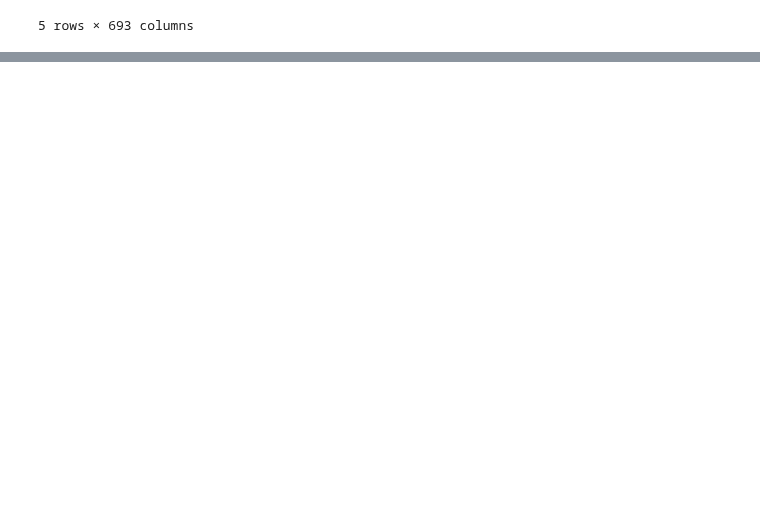
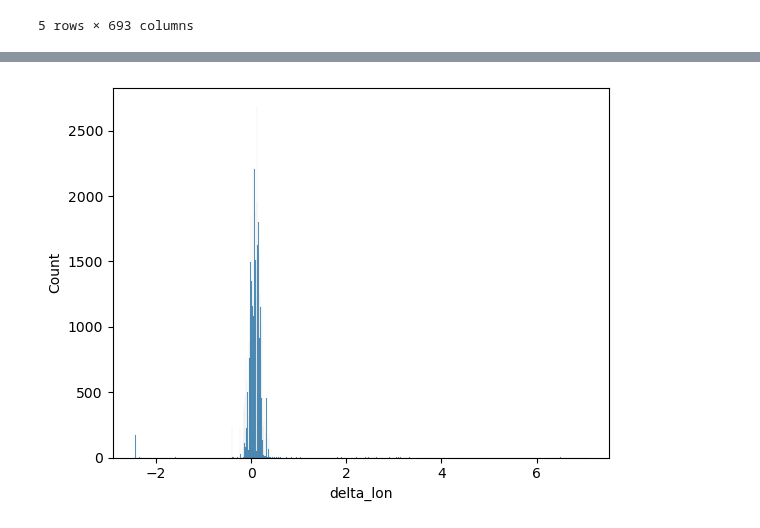
Before and after one commit to baconmoontwist/ML, a Jupyter notebook: Henrik/ML 1.ipynb, the cells around one changed output, grey strips where cells are left out. Saved outputs shown, nothing was run; the diff lists cells and outputs as text; code cells hidden in the pictures; blank space fills up the shorter version.

```diff
--- a/Henrik/ML 1.ipynb
+++ b/Henrik/ML 1.ipynb
@@ -121,6 +120,7 @@ start = time.time()
 trainingdata5 = clean_processed.copy()[["vesselId","delta_time","time","navstat","cog","sog","rot","heading","speed"]]
 goaldata5 = clean_processed.copy()[["delta_lat","delta_lon"]]
 trainingdata5 = preprocess(trainingdata5)
+trainingdata5 = trainingdata5.drop(columns = "delta_time")
 trainingdata5 = pd.get_dummies(trainingdata5, columns=['navstat'], drop_first=True)
 trainingdata5 = trainingdata5.reindex(sorted(trainingdata5.columns), axis=1)
 print(time.time()-start)
@@ -158,10 +169,11 @@ print(time.time()-start)
 # %%
 test5p = test5_processed.copy()
 test5p = pd.merge(test5p,bettertraining.copy(), on = "vesselId",how = "left")
+test5p['time']=test5p['time_x']
 test5p = preprocess(test5p)
 
 test5p = pd.get_dummies(test5p, columns=['navstat'], drop_first=True)
-test5p = test5p.drop(columns=["ID","scaling_factor","etaRaw","at_port",	"time_at_sea",	"dist_s_l",	"tot_dist"	"time_s_l"])
+test5p = test5p.drop(columns=["ID","scaling_factor","etaRaw","time_x","time_y","latitude","longitude","portId","delta_time"])
 for column in trainingdata5:
     if column not in test5p:
         test5p[column] = False
@@ -376,0 +384,4 @@ testres_processed.head()
+# %%
+sns.histplot(testres_processed["delta_lon"])
+testres_processed.head()
+# %% [output]
@@ -376,0 +394 @@ testres_processed.head()
+[figure, added]
```
Also changed, not shown: parts of 13 cells of this notebook, 2 other files.
